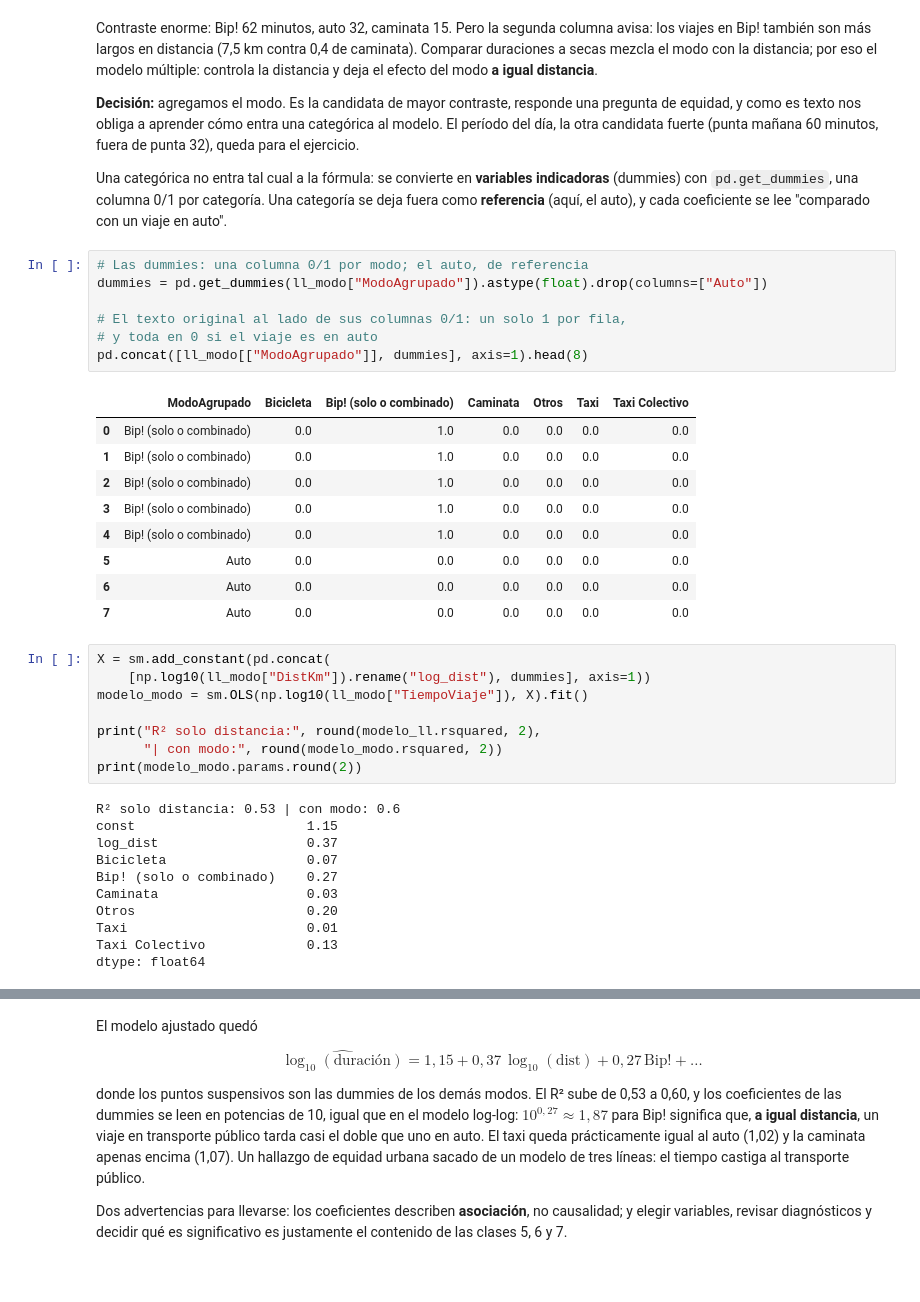
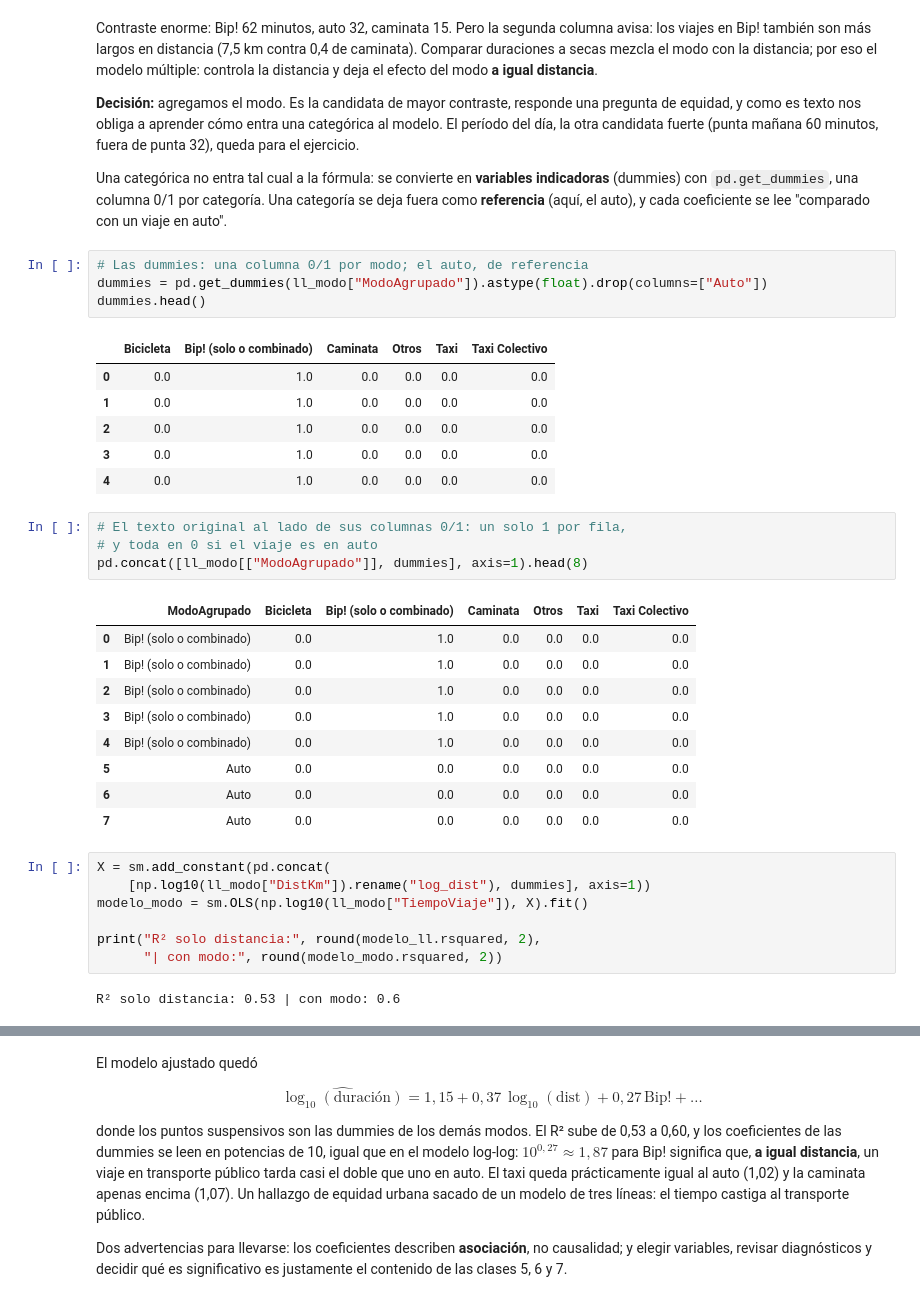
Before and after one commit to daniopitz/diplomado-cdd, a Jupyter notebook: 04_regresion_multiple.ipynb, the cells around one changed output, grey strips where cells are left out. Cells and saved outputs as stored; diff of their text form; blank space fills up the shorter version.

```diff
--- a/04_regresion_multiple.ipynb
+++ b/04_regresion_multiple.ipynb
@@ -660,10 +710,18 @@ Contraste enorme: Bip! 62 minutos, auto 32, caminata 15. Pero la segunda columna
 **Decisión:** agregamos el modo. Es la candidata de mayor contraste, responde una pregunta de equidad, y como es texto nos obliga a aprender cómo entra una categórica al modelo. El período del día, la otra candidata fuerte (punta mañana 60 minutos, fuera de punta 32), queda para el ejercicio.
 
 Una categórica no entra tal cual a la fórmula: se convierte en **variables indicadoras** (dummies) con `pd.get_dummies`, una columna 0/1 por categoría. Una categoría se deja fuera como **referencia** (aquí, el auto), y cada coeficiente se lee "comparado con un viaje en auto".
+# %%
+# Las dummies: una columna 0/1 por modo; el auto, de referencia
+dummies = pd.get_dummies(ll_modo["ModoAgrupado"]).astype(float).drop(columns=["Auto"])
+dummies.head()
+# %% [output]
+|  | Bicicleta | Bip! (solo o combinado) | Caminata | Otros | Taxi | Taxi Colectivo |
+| 0 | 0.0 | 1.0 | 0.0 | 0.0 | 0.0 | 0.0 |
+| 1 | 0.0 | 1.0 | 0.0 | 0.0 | 0.0 | 0.0 |
+| 2 | 0.0 | 1.0 | 0.0 | 0.0 | 0.0 | 0.0 |
+| 3 | 0.0 | 1.0 | 0.0 | 0.0 | 0.0 | 0.0 |
+| 4 | 0.0 | 1.0 | 0.0 | 0.0 | 0.0 | 0.0 |
 # %%
-# Las dummies: una columna 0/1 por modo; el auto, de referencia
-dummies = pd.get_dummies(ll_modo["ModoAgrupado"]).astype(float).drop(columns=["Auto"])
-
 # El texto original al lado de sus columnas 0/1: un solo 1 por fila,
 # y toda en 0 si el viaje es en auto
 pd.concat([ll_modo[["ModoAgrupado"]], dummies], axis=1).head(8)
@@ -684,15 +742,5 @@ modelo_modo = sm.OLS(np.log10(ll_modo["TiempoViaje"]), X).fit()
 
 print("R² solo distancia:", round(modelo_ll.rsquared, 2),
       "| con modo:", round(modelo_modo.rsquared, 2))
-print(modelo_modo.params.round(2))
 # %% [output]
 R² solo distancia: 0.53 | con modo: 0.6
-const                      1.15
-log_dist                   0.37
-Bicicleta                  0.07
-Bip! (solo o combinado)    0.27
-Caminata                   0.03
-Otros                      0.20
-Taxi                       0.01
-Taxi Colectivo             0.13
-dtype: float64
```
Also changed, not shown: parts of 13 cells of this notebook.
